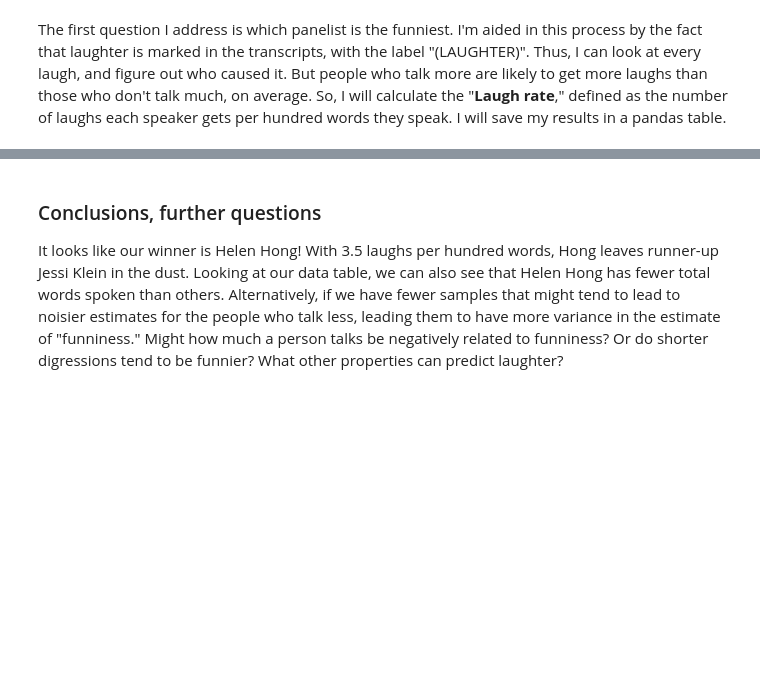
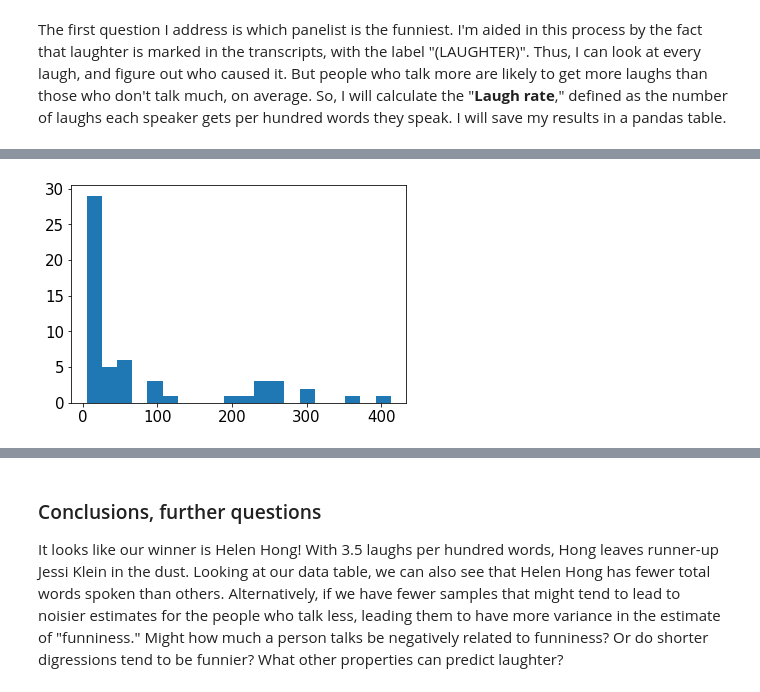
Before and after one commit to coraames/WaitWait, a Jupyter notebook: Wait Wait, Don't Analyze Me!.ipynb, the cells around one changed output, grey strips where cells are left out. Drawn from its saved outputs; the diff is of its cells as text; code cells hidden in the pictures; blank space fills up the shorter version.

```diff
--- a/Wait Wait, Don't Analyze Me!.ipynb
+++ b/Wait Wait, Don't Analyze Me!.ipynb
@@ -28,3 +29,7 @@ font = {'family' : 'normal',
         'size'   : 15}
 
 plt.rc('font', **font)
+# %%
+# connect to the database of wait wait don't tell me transcripts
+cnx = mysql.connector.connect(database='wait_wait',
+                              user='root')
@@ -90,0 +152,4 @@ df = df[df['num_words'] > 100]
+# %%
+plt.hist(df.num_segments[df.num_segments <1000],bins=20);
+# %% [output]
+[figure, added]
```
Also changed, not shown: parts of 15 cells of this notebook, 4 other files.
